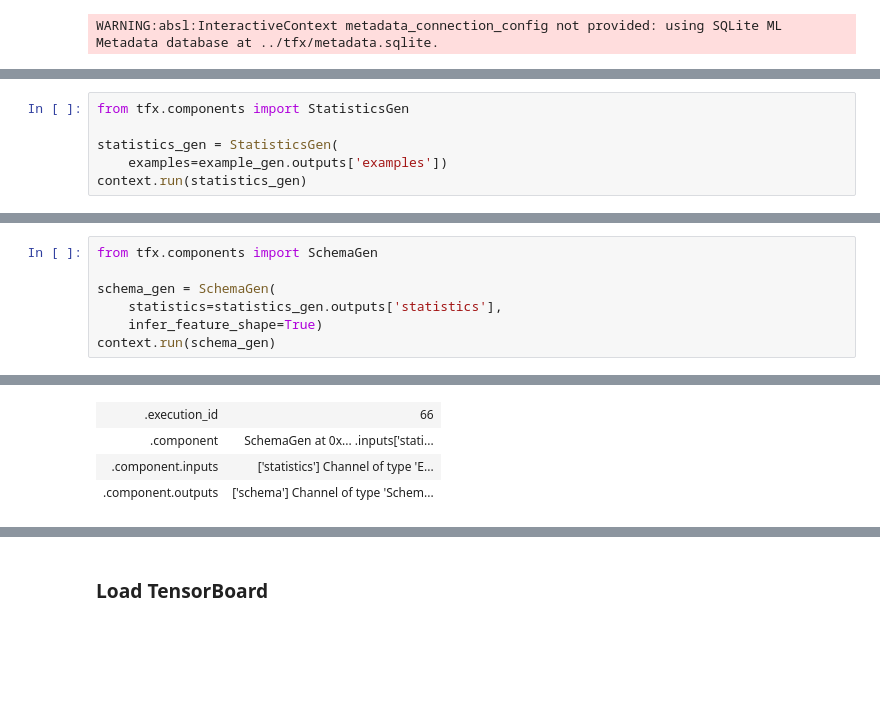
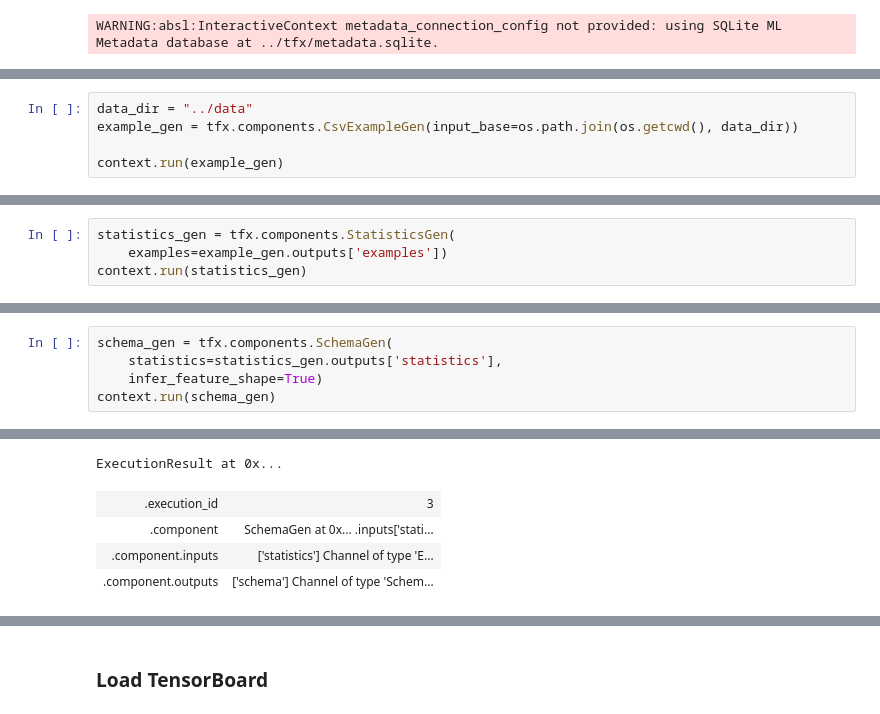
Before and after one commit to Building-ML-Pipelines/building-machine-learning-pipelines, a Jupyter notebook: interactive-pipeline/interactive_pipeline.ipynb, the cells around one changed output, grey strips where cells are left out. Drawn from its saved outputs; the diff is of its cells as text; blank space fills up the shorter version.

```diff
--- a/interactive-pipeline/interactive_pipeline.ipynb
+++ b/interactive-pipeline/interactive_pipeline.ipynb
@@ -28,0 +14,5 @@ ExecutionResult at 0x...
+# %%
+data_dir = "../data"
+example_gen = tfx.components.CsvExampleGen(input_base=os.path.join(os.getcwd(), data_dir))
+
+context.run(example_gen)
@@ -29,7 +28,5 @@ ExecutionResult at 0x...
 # %%
-from tfx.components import StatisticsGen
-
-statistics_gen = StatisticsGen(
+statistics_gen = tfx.components.StatisticsGen(
     examples=example_gen.outputs['examples'])
 context.run(statistics_gen)
 # %% [output]
@@ -47,9 +45,7 @@ Artifact at ../tfx/StatisticsGen/statistics/65
 'eval' split:
 [interactive output not drawn]
 # %%
-from tfx.components import SchemaGen
-
-schema_gen = SchemaGen(
+schema_gen = tfx.components.SchemaGen(
     statistics=statistics_gen.outputs['statistics'],
     infer_feature_shape=True)
 context.run(schema_gen)
@@ -58,4 +55,5 @@ ExecutionResult at 0x...
+ExecutionResult at 0x...
-| .execution_id | 66 |
+| .execution_id | 3 |
 | .component | SchemaGen at 0x... .inputs['stati... |
 | .component.inputs | ['statistics'] Channel of type 'E... |
 | .component.outputs | ['schema'] Channel of type 'Schem... |
```
Also changed, not shown: parts of 20 cells of this notebook.
